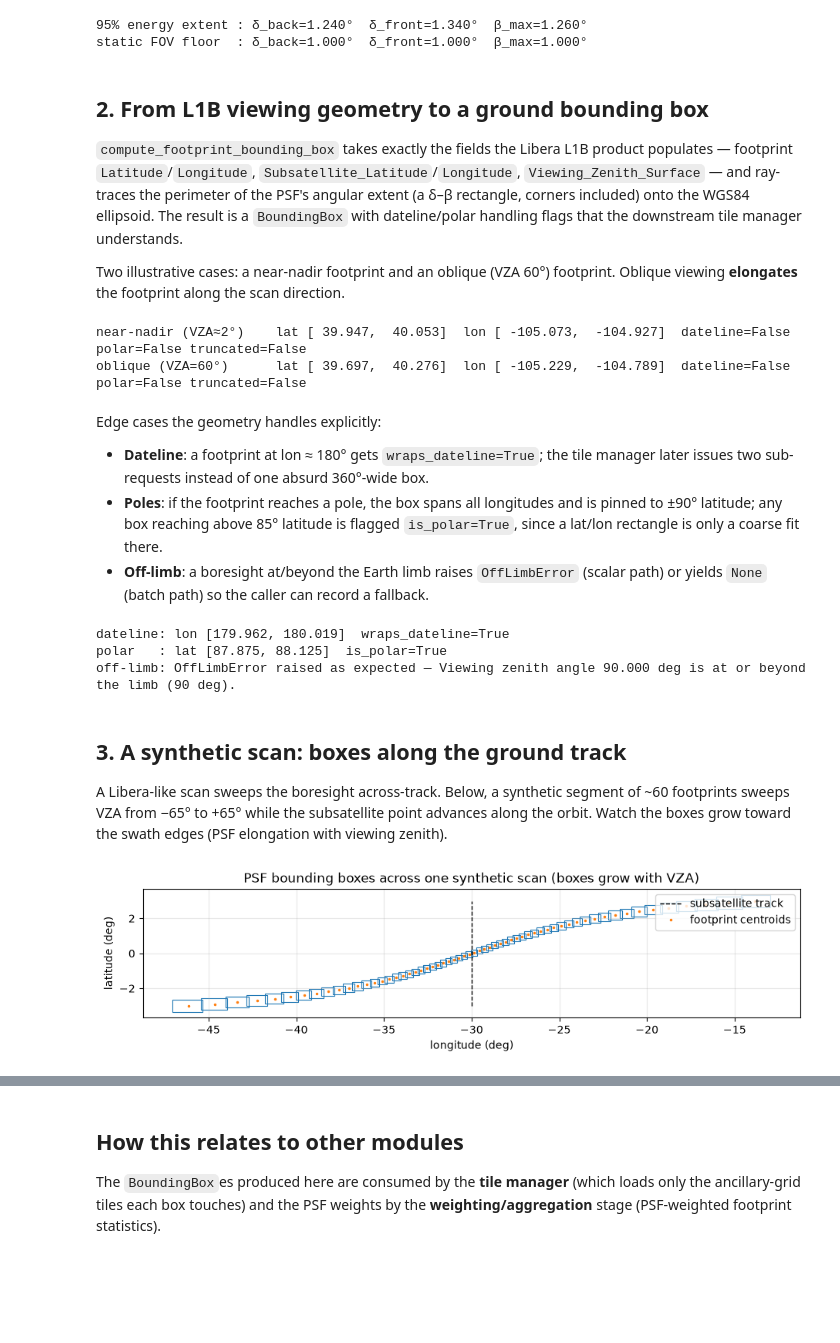
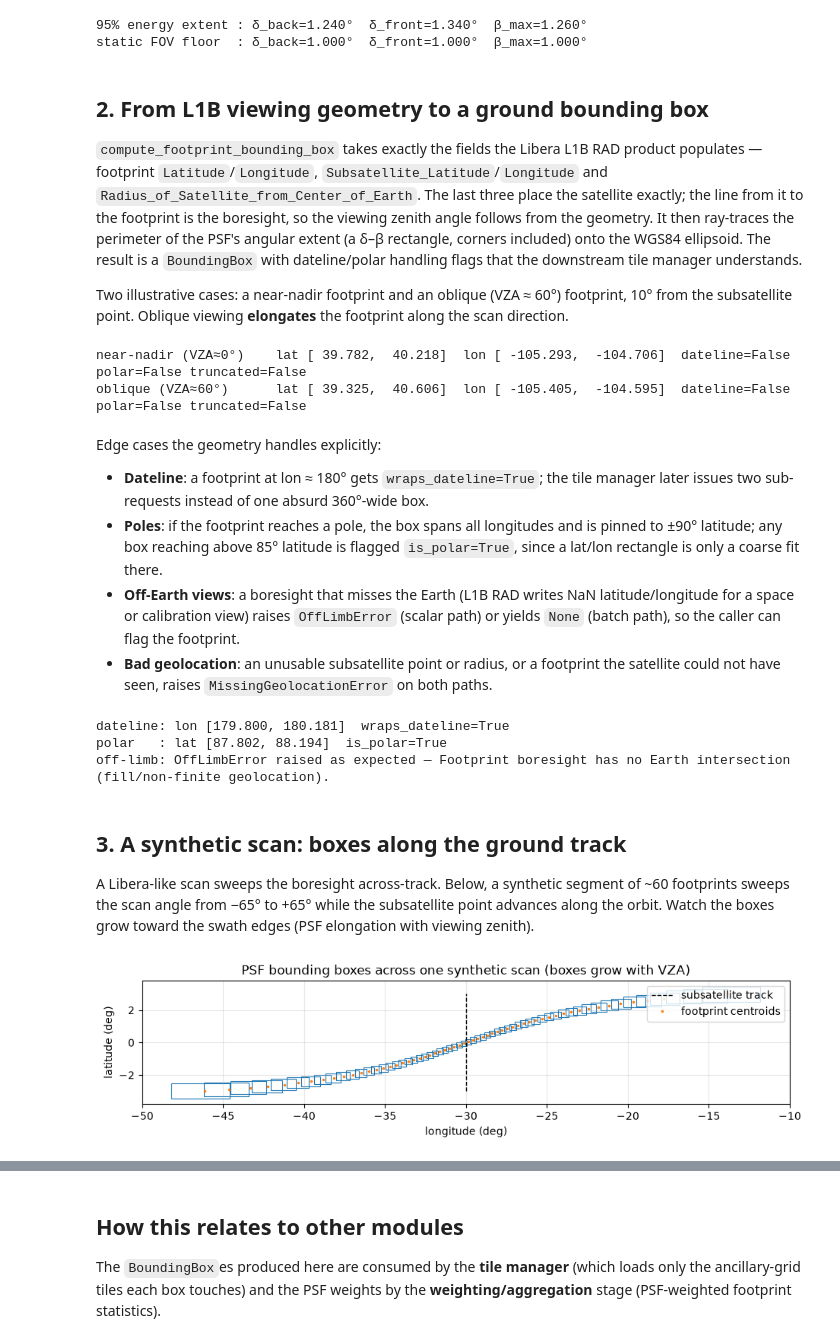
Before and after one commit to LASP-Libera/libera_utils, a Jupyter notebook: notebooks/01_geometry_psf.ipynb, the cells around one changed output, grey strips where cells are left out. Cells and saved outputs as stored; diff of their text form; code cells hidden in the pictures; blank space fills up the shorter version.

Commit message:
User curryer tools for geomatry calculations

```diff
--- a/notebooks/01_geometry_psf.ipynb
+++ b/notebooks/01_geometry_psf.ipynb
@@ -23,8 +23,19 @@ import time
 
 import matplotlib.pyplot as plt
 import numpy as np
+from curryer.compute import spatial
 
 from libera_utils.footprint_matching import geometry, psf
+
+SPACECRAFT_ALTITUDE_KM = 835.0  # JPSS orbit, for the synthetic examples below
+
+
+def satellite_radius_km(sub_lat, sub_lon, altitude_km=SPACECRAFT_ALTITUDE_KM):
+    """Stand-in for L1B `Radius_of_Satellite_from_Center_of_Earth` in these synthetic examples."""
+    sub_lat, sub_lon = np.atleast_1d(sub_lat).astype(float), np.atleast_1d(sub_lon).astype(float)
+    lon_lat_alt = np.stack([sub_lon, sub_lat, np.full(sub_lat.size, altitude_km)], axis=1)
+    radius = np.linalg.norm(spatial.geodetic_to_ecef(lon_lat_alt), axis=1)
+    return float(radius[0]) if radius.size == 1 else radius
 # %% [markdown]
 ## 1. The point spread function
 
@@ -78,13 +89,16 @@ static FOV floor  : δ_back=1.000°  δ_front=1.000°  β_max=1.000°
 # %% [markdown]
 ## 2. From L1B viewing geometry to a ground bounding box
 
-`compute_footprint_bounding_box` takes exactly the fields the Libera L1B product
-populates — footprint `Latitude`/`Longitude`, `Subsatellite_Latitude`/`Longitude`,
-`Viewing_Zenith_Surface` — and ray-traces the perimeter of the PSF's angular
+`compute_footprint_bounding_box` takes exactly the fields the Libera L1B RAD product
+populates — footprint `Latitude`/`Longitude`, `Subsatellite_Latitude`/`Longitude` and
+`Radius_of_Satellite_from_Center_of_Earth`. The last three place the satellite exactly;
+the line from it to the footprint is the boresight, so the viewing zenith angle follows
+from the geometry. It then ray-traces the perimeter of the PSF's angular
 extent (a δ–β rectangle, corners included) onto the WGS84 ellipsoid. The result is a `BoundingBox` with dateline/polar handling flags that the
 downstream tile manager understands.
 
-Two illustrative cases: a near-nadir footprint and an oblique (VZA 60°) footprint.
+Two illustrative cases: a near-nadir footprint and an oblique (VZA ≈ 60°) footprint,
+10° from the subsatellite point.
 Oblique viewing **elongates** the footprint along the scan direction.
 # %%
 near_nadir = geometry.compute_footprint_bounding_box(
@@ -92,24 +106,24 @@ near_nadir = geometry.compute_footprint_bounding_box(
     boresight_lon_deg=-105.0,
     subsatellite_lat_deg=40.0,
     subsatellite_lon_deg=-105.1,
-    viewing_zenith_deg=2.0,
+    satellite_radius_km=satellite_radius_km(40.0, -105.1),
 )
 oblique = geometry.compute_footprint_bounding_box(
     boresight_lat_deg=40.0,
     boresight_lon_deg=-105.0,
-    subsatellite_lat_deg=44.5,
-    subsatellite_lon_deg=-104.0,
-    viewing_zenith_deg=60.0,
+    subsatellite_lat_deg=50.0,
+    subsatellite_lon_deg=-105.0,
+    satellite_radius_km=satellite_radius_km(50.0, -105.0),
 )
-for name, box in [("near-nadir (VZA≈2°)", near_nadir), ("oblique (VZA=60°)", oblique)]:
+for name, box in [("near-nadir (VZA≈0°)", near_nadir), ("oblique (VZA≈60°)", oblique)]:
     print(
         f"{name:22s} lat [{box.lat_min:7.3f}, {box.lat_max:7.3f}]  "
         f"lon [{box.lon_min:9.3f}, {box.lon_max:9.3f}]  "
         f"dateline={box.wraps_dateline} polar={box.is_polar} truncated={box.truncated}"
     )
 # %% [output]
-near-nadir (VZA≈2°)    lat [ 39.947,  40.053]  lon [ -105.073,  -104.927]  dateline=False polar=False truncated=False
-oblique (VZA=60°)      lat [ 39.697,  40.276]  lon [ -105.229,  -104.789]  dateline=False polar=False truncated=False
+near-nadir (VZA≈0°)    lat [ 39.782,  40.218]  lon [ -105.293,  -104.706]  dateline=False polar=False truncated=False
+oblique (VZA≈60°)      lat [ 39.325,  40.606]  lon [ -105.405,  -104.595]  dateline=False polar=False truncated=False
 # %% [markdown]
 Edge cases the geometry handles explicitly:
 
@@ -118,22 +132,25 @@ Edge cases the geometry handles explicitly:
 - **Poles**: if the footprint reaches a pole, the box spans all longitudes and is
   pinned to ±90° latitude; any box reaching above 85° latitude is flagged
   `is_polar=True`, since a lat/lon rectangle is only a coarse fit there.
-- **Off-limb**: a boresight at/beyond the Earth limb raises `OffLimbError`
-  (scalar path) or yields `None` (batch path) so the caller can record a fallback.
+- **Off-Earth views**: a boresight that misses the Earth (L1B RAD writes NaN
+  latitude/longitude for a space or calibration view) raises `OffLimbError` (scalar
+  path) or yields `None` (batch path), so the caller can flag the footprint.
+- **Bad geolocation**: an unusable subsatellite point or radius, or a footprint the
+  satellite could not have seen, raises `MissingGeolocationError` on both paths.
 # %%
 dateline_box = geometry.compute_footprint_bounding_box(
     boresight_lat_deg=-10.0,
     boresight_lon_deg=179.99,
     subsatellite_lat_deg=-10.0,
     subsatellite_lon_deg=179.5,
-    viewing_zenith_deg=30.0,
+    satellite_radius_km=satellite_radius_km(-10.0, 179.5),
 )
 polar_box = geometry.compute_footprint_bounding_box(
     boresight_lat_deg=88.0,
     boresight_lon_deg=10.0,
     subsatellite_lat_deg=86.5,
     subsatellite_lon_deg=10.0,
-    viewing_zenith_deg=20.0,
+    satellite_radius_km=satellite_radius_km(86.5, 10.0),
 )
 print(
     f"dateline: lon [{dateline_box.lon_min:.3f}, {dateline_box.lon_max:.3f}]  wraps_dateline={dateline_box.wraps_dateline}"
@@ -141,32 +158,32 @@ print(
 print(f"polar   : lat [{polar_box.lat_min:.3f}, {polar_box.lat_max:.3f}]  is_polar={polar_box.is_polar}")
 try:
     geometry.compute_footprint_bounding_box(
-        boresight_lat_deg=0.0,
-        boresight_lon_deg=0.0,
+        boresight_lat_deg=np.nan,  # L1B RAD's encoding of a boresight that misses the Earth
+        boresight_lon_deg=np.nan,
         subsatellite_lat_deg=0.0,
         subsatellite_lon_deg=-60.0,
-        viewing_zenith_deg=90.0,
+        satellite_radius_km=satellite_radius_km(0.0, -60.0),
     )
 except geometry.OffLimbError as err:
     print(f"off-limb: OffLimbError raised as expected — {err}")
 # %% [output]
-dateline: lon [179.962, 180.019]  wraps_dateline=True
-polar   : lat [87.875, 88.125]  is_polar=True
-off-limb: OffLimbError raised as expected — Viewing zenith angle 90.000 deg is at or beyond the limb (90 deg).
+dateline: lon [179.800, 180.181]  wraps_dateline=True
+polar   : lat [87.802, 88.194]  is_polar=True
+off-limb: OffLimbError raised as expected — Footprint boresight has no Earth intersection (fill/non-finite geolocation).
 # %% [markdown]
 ## 3. A synthetic scan: boxes along the ground track
 
 A Libera-like scan sweeps the boresight across-track. Below, a synthetic segment of
-~60 footprints sweeps VZA from −65° to +65° while the subsatellite point advances
-along the orbit. Watch the boxes grow toward the swath edges (PSF elongation with
-viewing zenith).
+~60 footprints sweeps the scan angle from −65° to +65° while the subsatellite point
+advances along the orbit. Watch the boxes grow toward the swath edges (PSF elongation
+with viewing zenith).
 # %%
 n = 60
 track_lat = np.linspace(-3.0, 3.0, n)  # subsatellite point advancing north
 track_lon = np.full(n, -30.0)
-scan_angle = np.linspace(-65.0, 65.0, n)  # signed viewing zenith across the scan
-# Boresight displaced east/west of track proportional to the scan angle.
-ground_offset_deg = np.tan(np.radians(scan_angle)) * geometry.NOMINAL_ALTITUDE_KM / 111.0
+scan_angle = np.linspace(-65.0, 65.0, n)  # signed scan angle across the track
+# Boresight displaced east/west of track (a flat-Earth approximation is fine for a demo).
+ground_offset_deg = np.tan(np.radians(scan_angle)) * SPACECRAFT_ALTITUDE_KM / 111.0
 bore_lat = track_lat
 bore_lon = track_lon + ground_offset_deg
 
@@ -174,36 +191,35 @@ boxes = geometry.compute_footprint_bounding_boxes(
     bore_lat,
     bore_lon,
     track_lat,
     track_lon,
-    np.abs(scan_angle),
-    altitude_km=geometry.NOMINAL_ALTITUDE_KM,
+    satellite_radius_km=satellite_radius_km(track_lat, track_lon),
 )
 
 fig, ax = plt.subplots(figsize=(11, 4))
 for center_lon, box in zip(bore_lon, boxes, strict=True):
     if box is None:
         continue
     ax.add_patch(
         plt.Rectangle(
             (box.lon_min, box.lat_min),
             box.lon_max - box.lon_min,
             box.lat_max - box.lat_min,
             fill=False,
             ec="tab:blue",
             lw=0.8,
         )
     )
 ax.plot(track_lon, track_lat, "k--", lw=1, label="subsatellite track")
 ax.plot(bore_lon, bore_lat, ".", color="tab:orange", ms=3, label="footprint centroids")
 ax.set_xlabel("longitude (deg)")
 ax.set_ylabel("latitude (deg)")
 ax.set_title("PSF bounding boxes across one synthetic scan (boxes grow with VZA)")
 ax.legend(loc="upper right")
 ax.set_aspect("equal")
 ax.grid(alpha=0.3)
 plt.show()
 # %% [output]
-[figure, old version]
+[figure, new version]
 # %% [markdown]
 ## 4. Why the batch path exists: scalar vs vectorized
 
```
Also changed, not shown: parts of 2 cells of this notebook, 7 other files.
